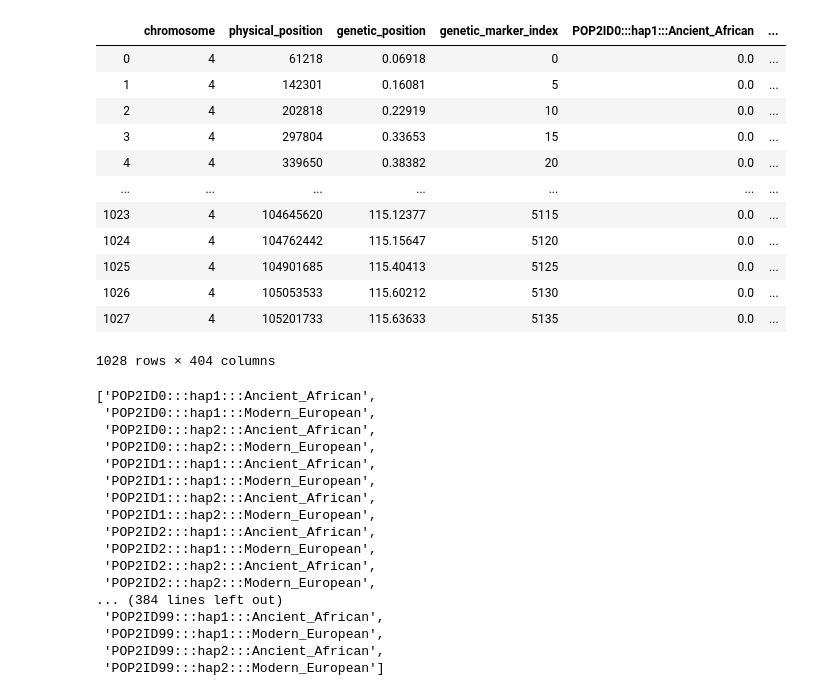
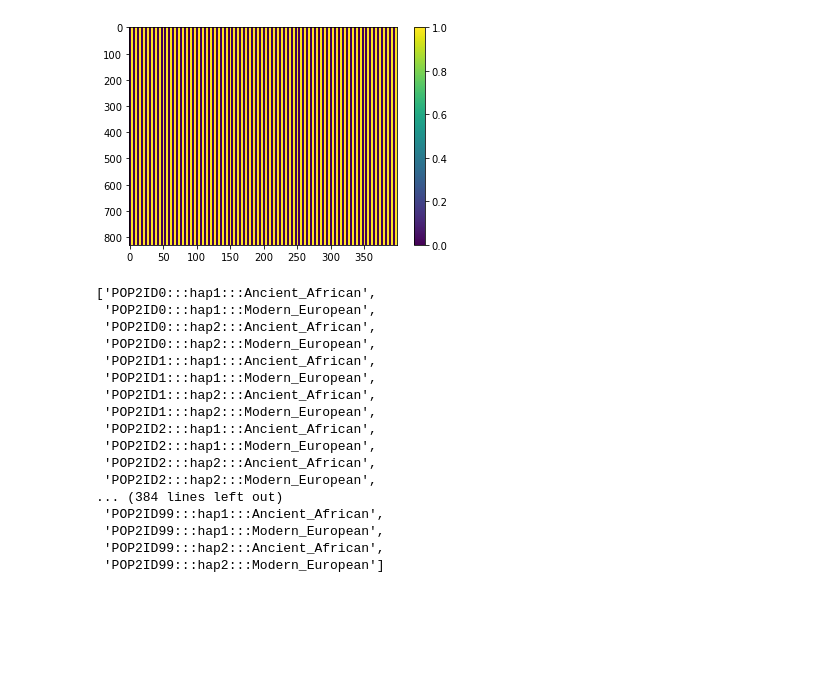
Before and after one commit to TishkoffLab/data_simulation, a Jupyter notebook: python_notebooks/plot_RFMix.ipynb, the cells around one changed output. Drawn from its saved outputs; the diff is of its cells as text; code cells hidden in the pictures; blank space fills up the shorter version.

```diff
--- a/python_notebooks/plot_RFMix.ipynb
+++ b/python_notebooks/plot_RFMix.ipynb
@@ -51,19 +55,7 @@ plot_rfmix_output(outname,'test.png',297804,40184390)
-# %%
-rfmix_out_df
-# %% [output]
-|  | chromosome | physical_position | genetic_position | genetic_marker_index | POP2ID0:::hap1:::Ancient_African | ... |
-| 0 | 4 | 61218 | 0.06918 | 0 | 0.0 | ... |
-| 1 | 4 | 142301 | 0.16081 | 5 | 0.0 | ... |
-| 2 | 4 | 202818 | 0.22919 | 10 | 0.0 | ... |
-| 3 | 4 | 297804 | 0.33653 | 15 | 0.0 | ... |
-| 4 | 4 | 339650 | 0.38382 | 20 | 0.0 | ... |
-| ... | ... | ... | ... | ... | ... | ... |
-| 1023 | 4 | 104645620 | 115.12377 | 5115 | 0.0 | ... |
-| 1024 | 4 | 104762442 | 115.15647 | 5120 | 0.0 | ... |
-| 1025 | 4 | 104901685 | 115.40413 | 5125 | 0.0 | ... |
-| 1026 | 4 | 105053533 | 115.60212 | 5130 | 0.0 | ... |
-| 1027 | 4 | 105201733 | 115.63633 | 5135 | 0.0 | ... |
-1028 rows × 404 columns
+# %%
+plot_rfmix_output(outname,'test.png')
+# %% [output]
+[figure, added]
 # %%
 test
 # %% [output]
```
Also changed, not shown: parts of 2 cells of this notebook, 2 other files.
